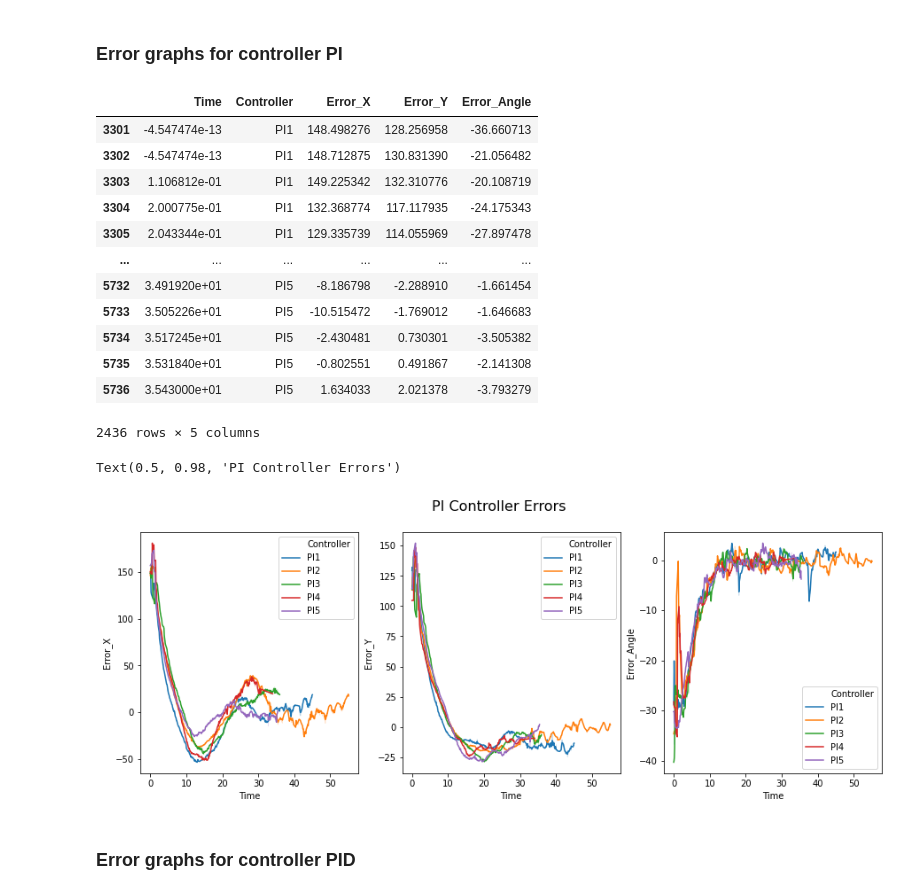
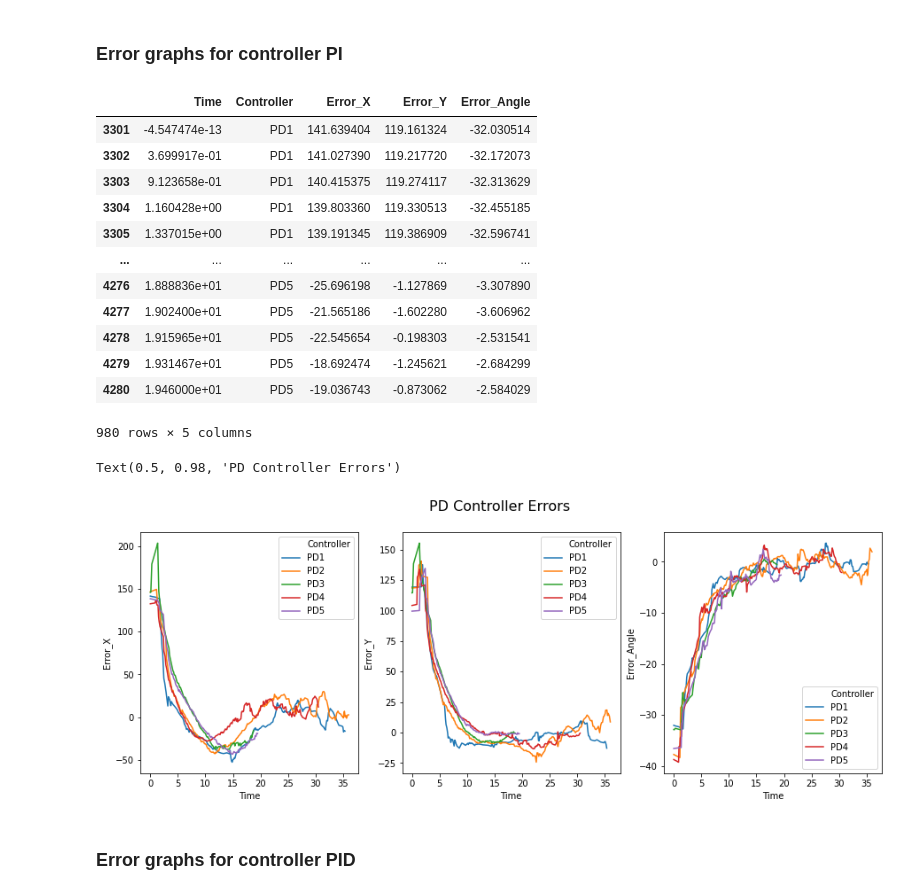
Before and after one commit to apinto25/autonomous_landing_data_analysis, a Jupyter notebook: controller_errors_analysis.ipynb, the cells around one changed output. Cells and saved outputs as stored; diff of their text form; code cells hidden in the pictures.

```diff
--- a/controller_errors_analysis.ipynb
+++ b/controller_errors_analysis.ipynb
@@ -191,44 +191,44 @@ Text(0.5, 0.98, 'P Controller Errors')
 # %% [markdown]
 ### Error graphs for controller PI
 # %%
-controller_PI = controllers[
-    (controllers.Controller == "PI1") |
-    (controllers.Controller == "PI2") |
-    (controllers.Controller == "PI3") |
-    (controllers.Controller == "PI4") |
-    (controllers.Controller == "PI5")
+controller_PD = controllers[
+    (controllers.Controller == "PD1") |
+    (controllers.Controller == "PD2") |
+    (controllers.Controller == "PD3") |
+    (controllers.Controller == "PD4") |
+    (controllers.Controller == "PD5")
 ].copy()
-controller_PI
+controller_PD
 # %% [output]
 |  | Time | Controller | Error_X | Error_Y | Error_Angle |
-| 3301 | -4.547474e-13 | PI1 | 148.498276 | 128.256958 | -36.660713 |
-| 3302 | -4.547474e-13 | PI1 | 148.712875 | 130.831390 | -21.056482 |
-| 3303 | 1.106812e-01 | PI1 | 149.225342 | 132.310776 | -20.108719 |
-| 3304 | 2.000775e-01 | PI1 | 132.368774 | 117.117935 | -24.175343 |
-| 3305 | 2.043344e-01 | PI1 | 129.335739 | 114.055969 | -27.897478 |
+| 3301 | -4.547474e-13 | PD1 | 141.639404 | 119.161324 | -32.030514 |
+| 3302 | 3.699917e-01 | PD1 | 141.027390 | 119.217720 | -32.172073 |
+| 3303 | 9.123658e-01 | PD1 | 140.415375 | 119.274117 | -32.313629 |
+| 3304 | 1.160428e+00 | PD1 | 139.803360 | 119.330513 | -32.455185 |
+| 3305 | 1.337015e+00 | PD1 | 139.191345 | 119.386909 | -32.596741 |
 | ... | ... | ... | ... | ... | ... |
-| 5732 | 3.491920e+01 | PI5 | -8.186798 | -2.288910 | -1.661454 |
-| 5733 | 3.505226e+01 | PI5 | -10.515472 | -1.769012 | -1.646683 |
-| 5734 | 3.517245e+01 | PI5 | -2.430481 | 0.730301 | -3.505382 |
-| 5735 | 3.531840e+01 | PI5 | -0.802551 | 0.491867 | -2.141308 |
-| 5736 | 3.543000e+01 | PI5 | 1.634033 | 2.021378 | -3.793279 |
+| 4276 | 1.888836e+01 | PD5 | -25.696198 | -1.127869 | -3.307890 |
+| 4277 | 1.902400e+01 | PD5 | -21.565186 | -1.602280 | -3.606962 |
+| 4278 | 1.915965e+01 | PD5 | -22.545654 | -0.198303 | -2.531541 |
+| 4279 | 1.931467e+01 | PD5 | -18.692474 | -1.245621 | -2.684299 |
+| 4280 | 1.946000e+01 | PD5 | -19.036743 | -0.873062 | -2.584029 |
-2436 rows × 5 columns
+980 rows × 5 columns
 # %%
 fig, ax = plt.subplots(1, 3, figsize=(15,5))
 
-sns.lineplot(data=controller_PI, x="Time", y="Error_X",
+sns.lineplot(data=controller_PD, x="Time", y="Error_X",
              hue="Controller", ax=ax[0])
 
-sns.lineplot(data=controller_PI, x="Time", y="Error_Y",
+sns.lineplot(data=controller_PD, x="Time", y="Error_Y",
              hue="Controller", ax=ax[1])
 
-sns.lineplot(data=controller_PI, x="Time", y="Error_Angle",
+sns.lineplot(data=controller_PD, x="Time", y="Error_Angle",
              hue="Controller", ax=ax[2])
 
-fig.suptitle('PI Controller Errors', fontsize=16)
+fig.suptitle('PD Controller Errors', fontsize=16)
 # %% [output]
-Text(0.5, 0.98, 'PI Controller Errors')
+Text(0.5, 0.98, 'PD Controller Errors')
-[figure, old version]
+[figure, new version]
 # %% [markdown]
 ### Error graphs for controller PID
 # %%
```
Also changed, not shown: parts of 15 cells of this notebook, 1 other file.
